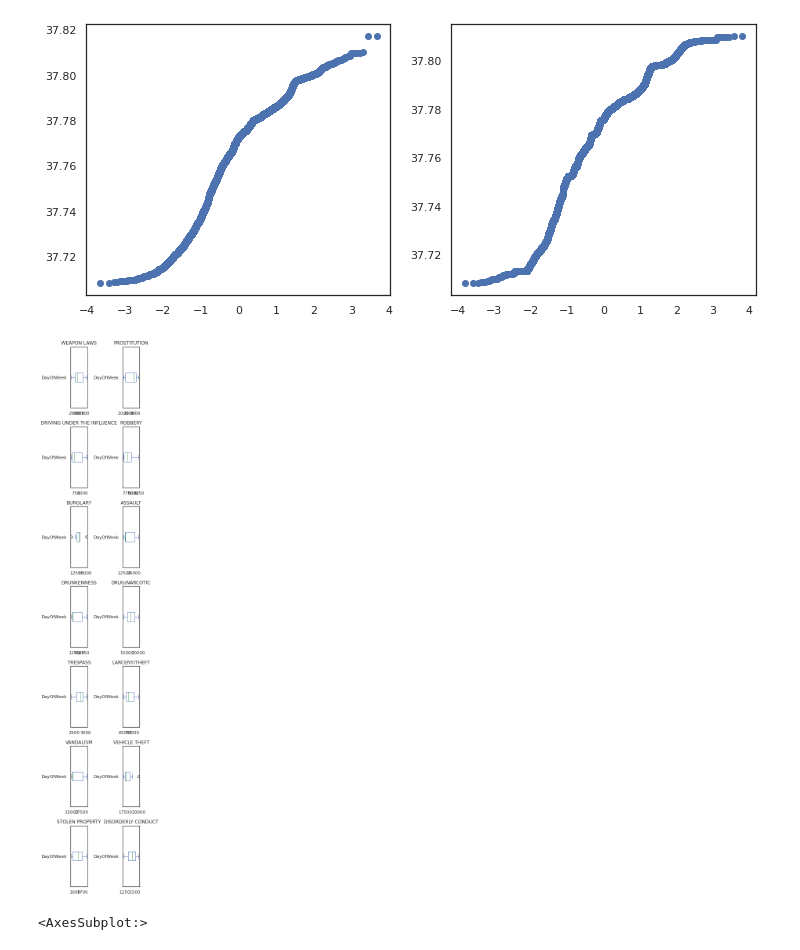
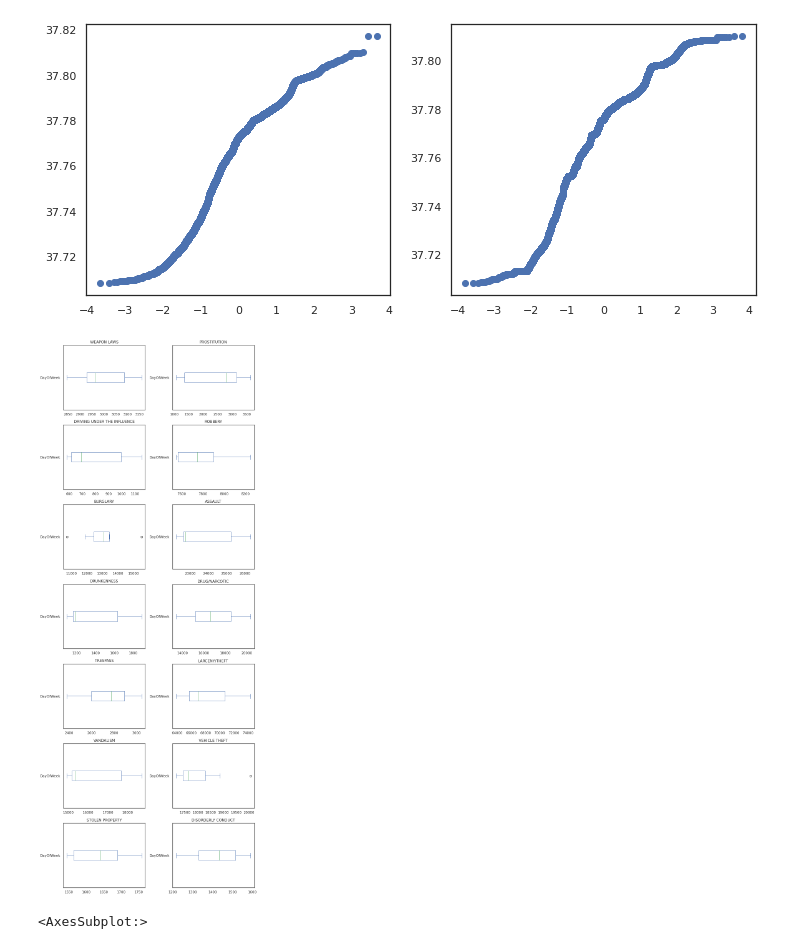
Before and after one commit to Moesen/socialdata2022, a Jupyter notebook: exercises/week3.ipynb, the cells around one changed output. Drawn from its saved outputs; the diff is of its cells as text; code cells hidden in the pictures.

```diff
--- a/exercises/week3.ipynb
+++ b/exercises/week3.ipynb
@@ -137,12 +137,12 @@ ax2.scatter(*b)
 <matplotlib.collections.PathCollection at 0x...>
 [figure]
 # %%
-fig, axs = plt.subplots(7, 2, figsize=(4, 20))
+fig, axs = plt.subplots(7, 2, figsize=(10, 25))
 for crime, ax in zip(focuscrimes, axs.flatten()):
-    df[df.Category == crime].DayOfWeek.plot.box(vert=False, ax=ax, title=crime)
+    df[df.Category == crime].DayOfWeek.value_counts().plot.box(vert=False, ax=ax, title=crime)
 plt.tight_layout()
 # %% [output]
-[figure, old version]
+[figure, new version]
 # %%
 # %% [output]
 <AxesSubplot:>
```
Also changed, not shown: 4 other files.
